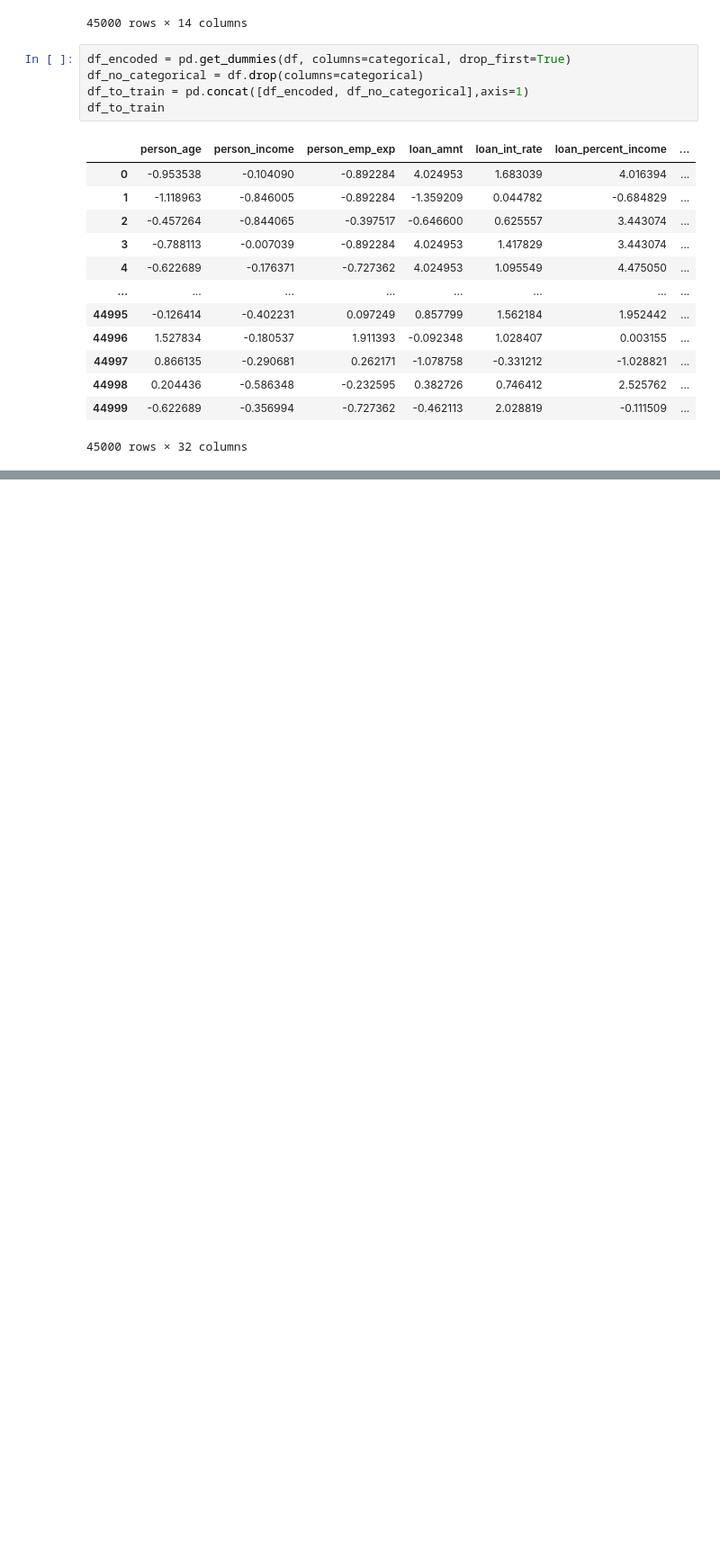
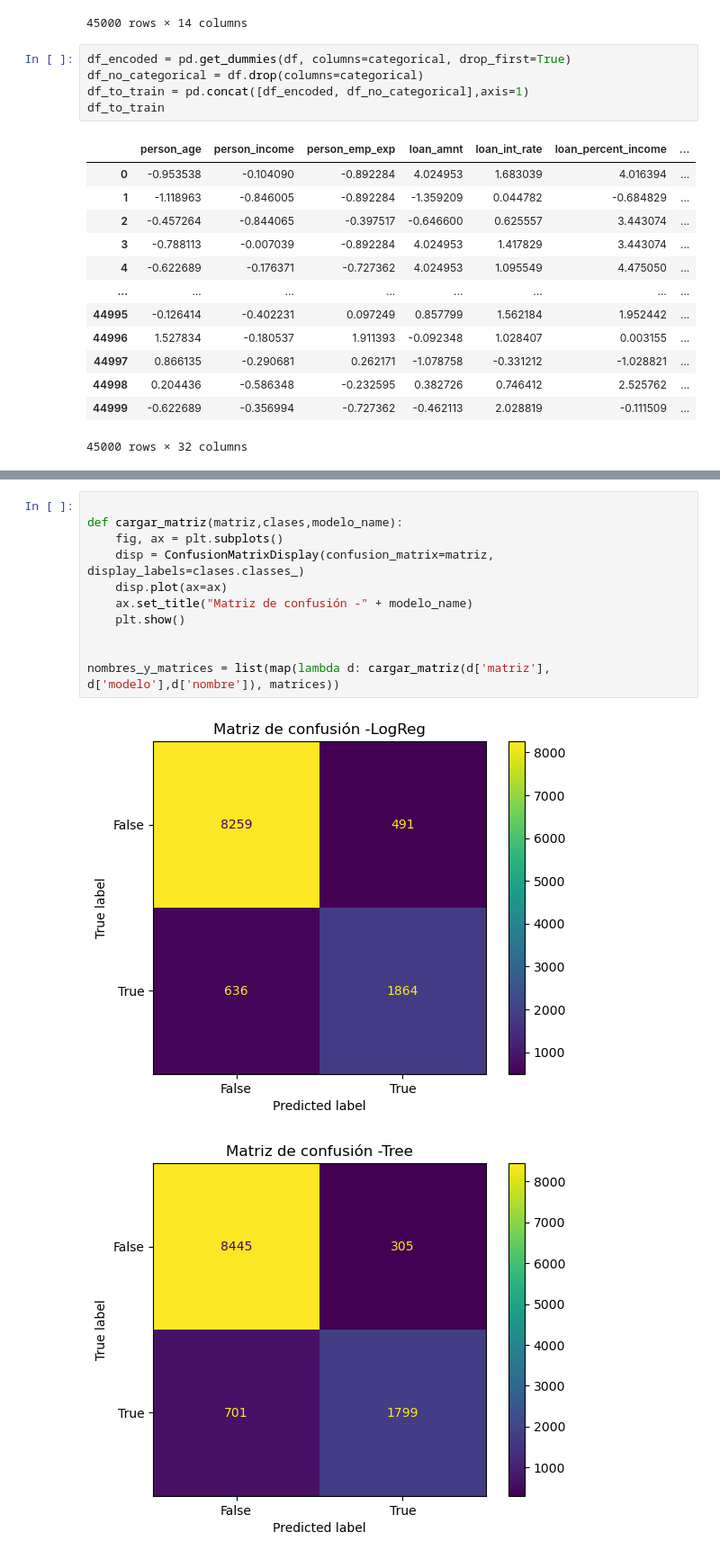
Before and after one commit to Flaviongas/Ensemble_ML, a Jupyter notebook: Ensemble.ipynb, the cells around one changed output, grey strips where cells are left out. Shown at 90% size. Drawn from its saved outputs; the diff is of its cells as text; blank space fills up the shorter version.

```diff
--- a/Ensemble.ipynb
+++ b/Ensemble.ipynb
@@ -237,0 +259,14 @@ Distancia entre Acc y Obb = 0.0010666666666666602%
+# %%
+
+def cargar_matriz(matriz,clases,modelo_name):
+    fig, ax = plt.subplots()
+    disp = ConfusionMatrixDisplay(confusion_matrix=matriz, display_labels=clases.classes_)
+    disp.plot(ax=ax)
+    ax.set_title("Matriz de confusión -" + modelo_name)
+    plt.show()
+
+
+nombres_y_matrices = list(map(lambda d: cargar_matriz(d['matriz'], d['modelo'],d['nombre']), matrices))
+# %% [output]
+[figure, added]
+[figure, added]
```
Also changed, not shown: parts of 13 cells of this notebook.
